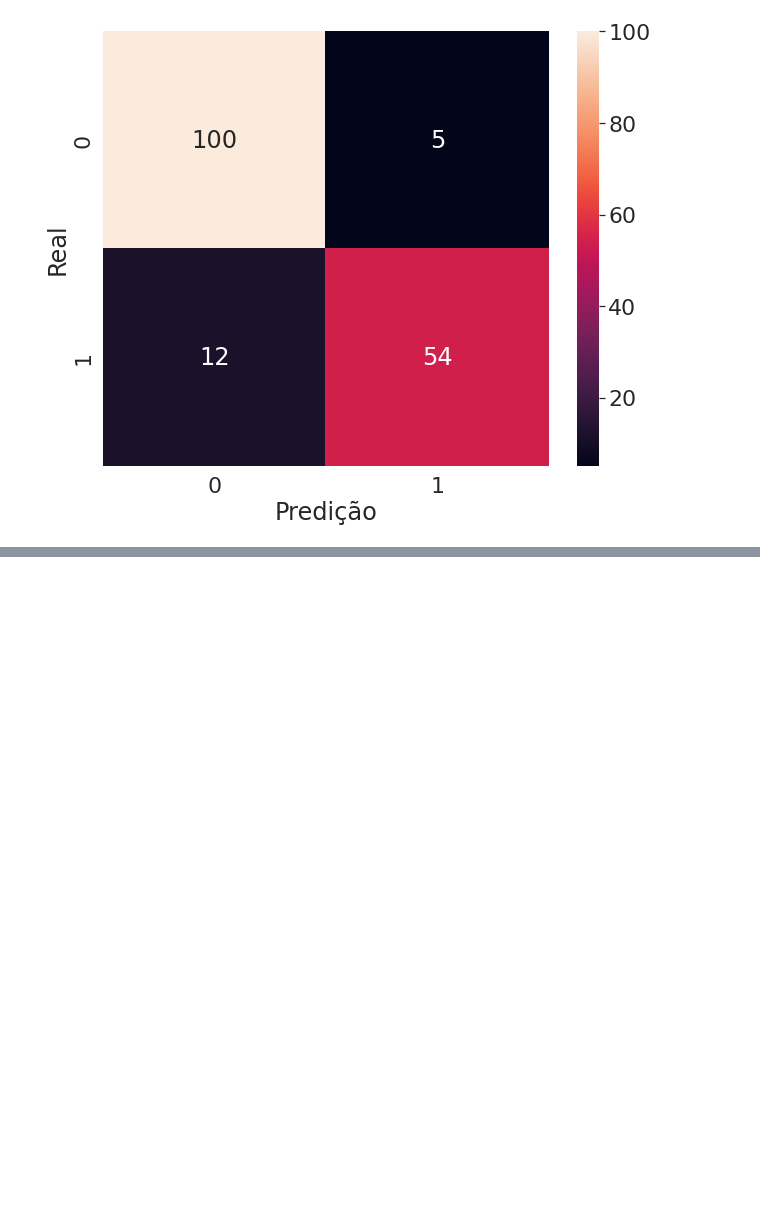
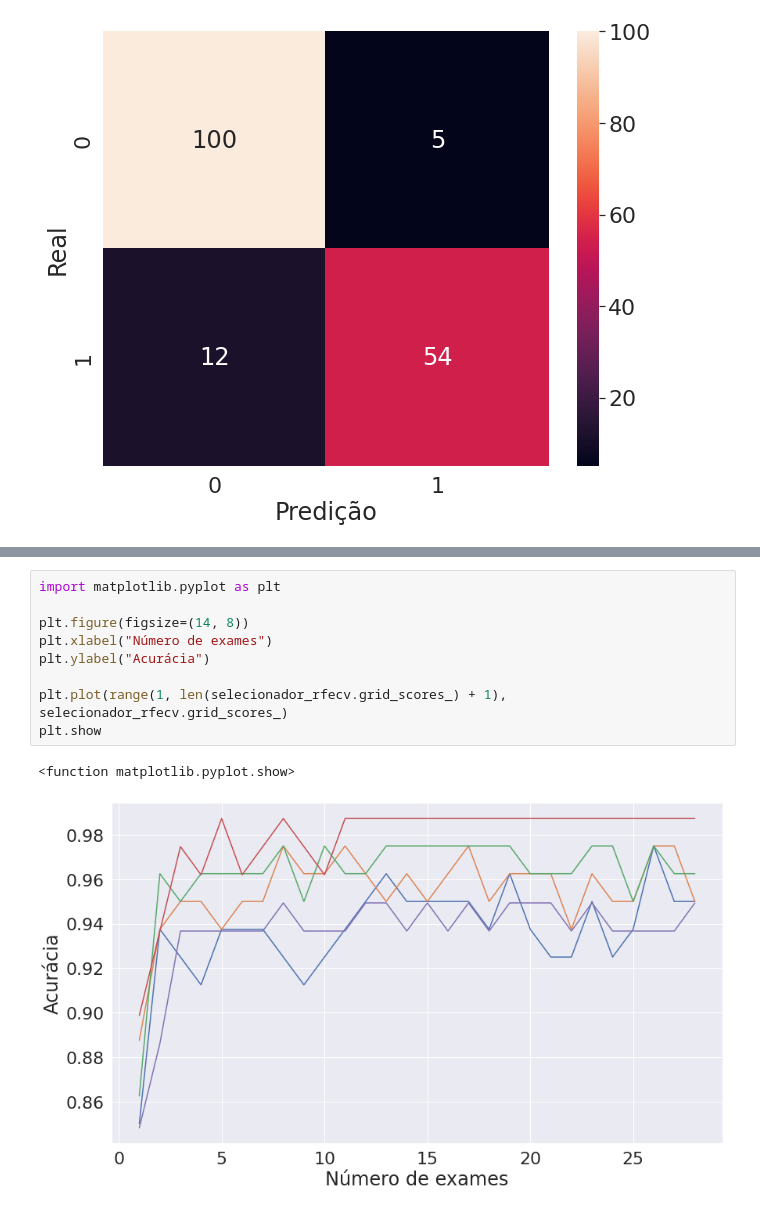
Before and after one commit to Facco-Bruno/Alura-ML, a Jupyter notebook: Cancer_type_data_analisys_and_predict.ipynb, the cells around one changed output, grey strips where cells are left out. Cells and saved outputs as stored; diff of their text form; blank space fills up the shorter version.

```diff
--- a/Cancer_type_data_analisys_and_predict.ipynb
+++ b/Cancer_type_data_analisys_and_predict.ipynb
@@ -314,0 +357,12 @@ Resultado da classificação 90.06%
+# %%
+import matplotlib.pyplot as plt
+
+plt.figure(figsize=(14, 8))
+plt.xlabel("Número de exames")
+plt.ylabel("Acurácia")
+
+plt.plot(range(1, len(selecionador_rfecv.grid_scores_) + 1), selecionador_rfecv.grid_scores_)
+plt.show
+# %% [output]
+<function matplotlib.pyplot.show>
+[figure, added]
```
Also changed, not shown: parts of 10 cells of this notebook.
